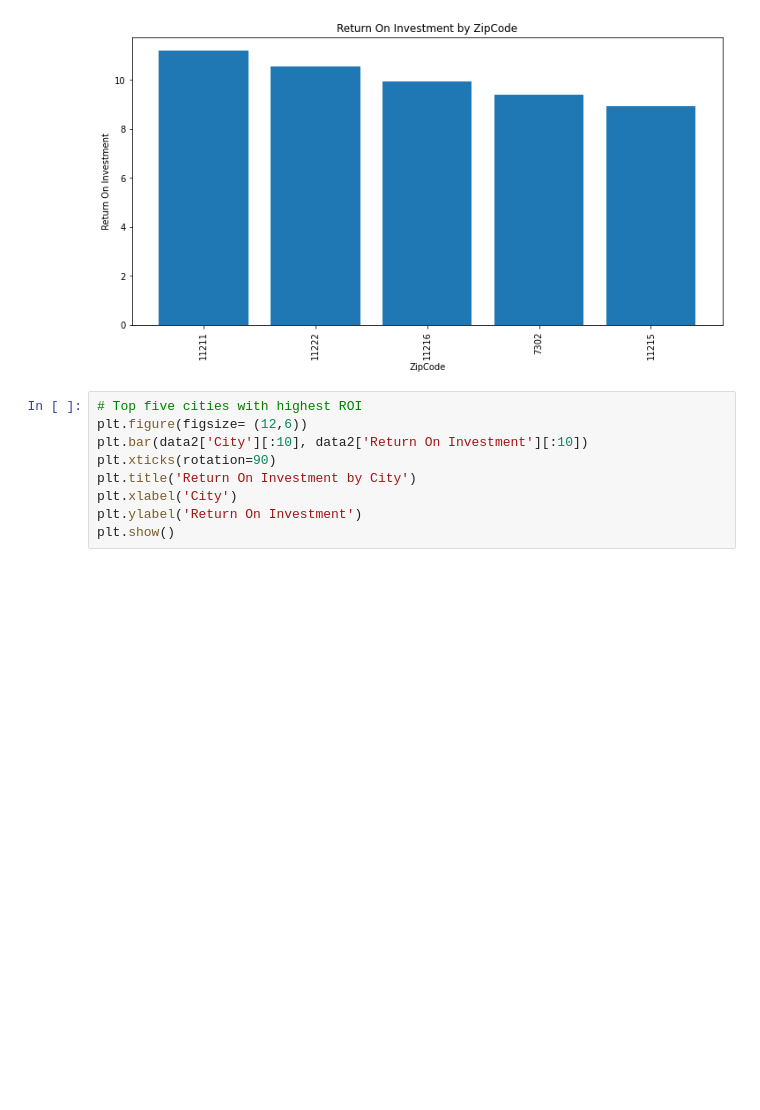
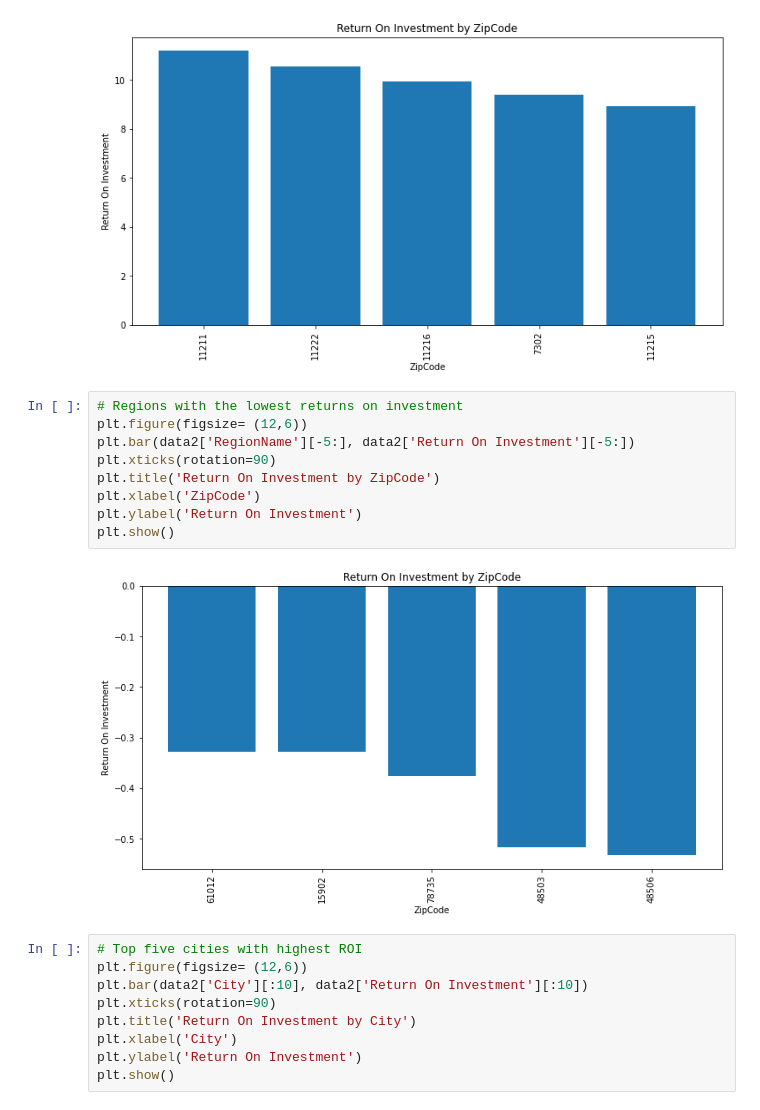
Before and after one commit to Kelvin-Rotich824/Phase_4_Project_Time_Series_Analysis, a Jupyter notebook: Phase 4 Project Notebook.ipynb, the cells around one changed output. Drawn from its saved outputs; the diff is of its cells as text; blank space fills up the shorter version.

```diff
--- a/Phase 4 Project Notebook.ipynb
+++ b/Phase 4 Project Notebook.ipynb
@@ -430,6 +432,17 @@ plt.ylabel('Return On Investment')
 plt.show()
 # %% [output]
 [figure]
+# %%
+# Regions with the lowest returns on investment
+plt.figure(figsize= (12,6))
+plt.bar(data2['RegionName'][-5:], data2['Return On Investment'][-5:])
+plt.xticks(rotation=90)
+plt.title('Return On Investment by ZipCode')
+plt.xlabel('ZipCode')
+plt.ylabel('Return On Investment')
+plt.show()
+# %% [output]
+[figure, added]
 # %%
 # Top five cities with highest ROI
 plt.figure(figsize= (12,6))
```
Also changed, not shown: parts of 24 cells of this notebook.
